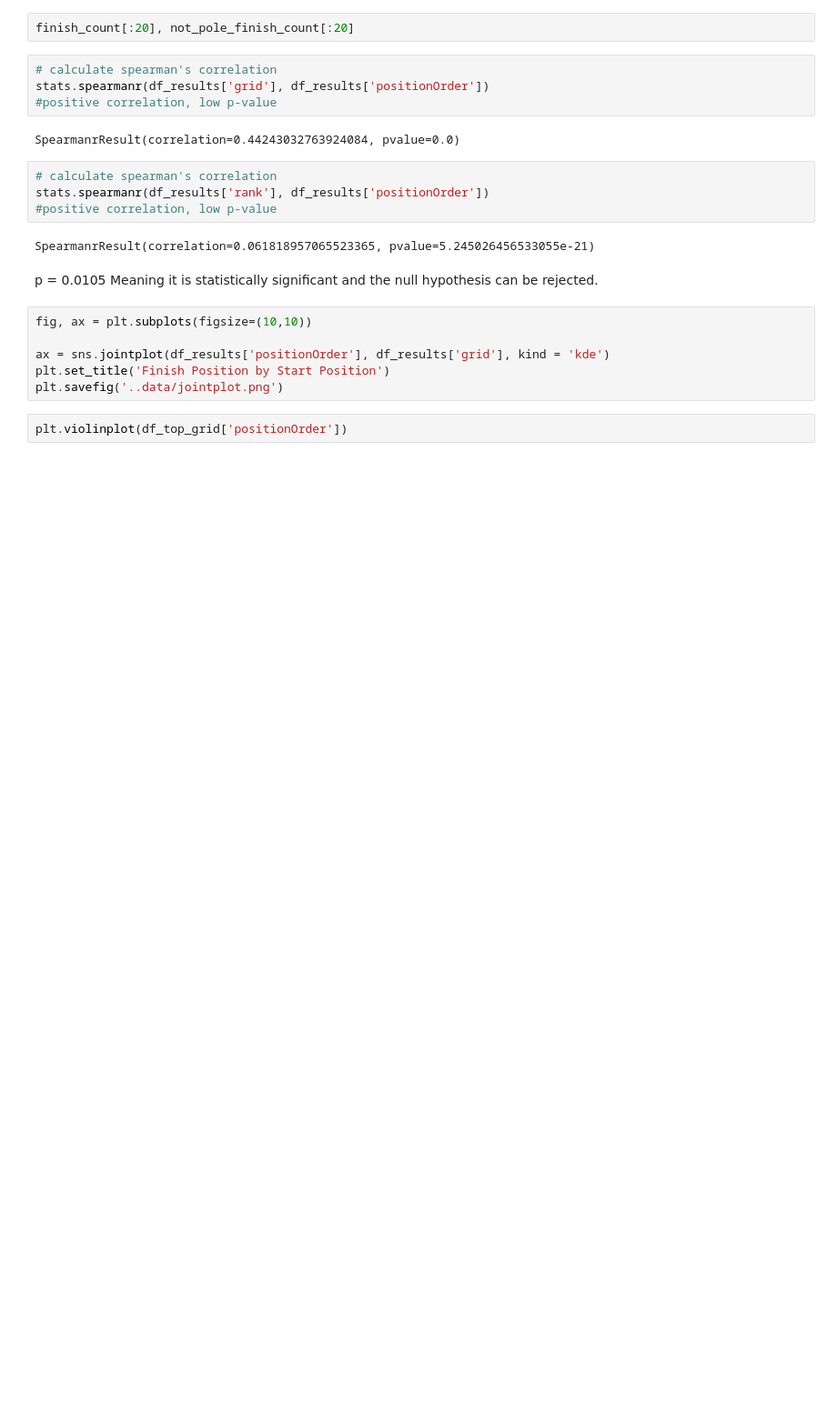
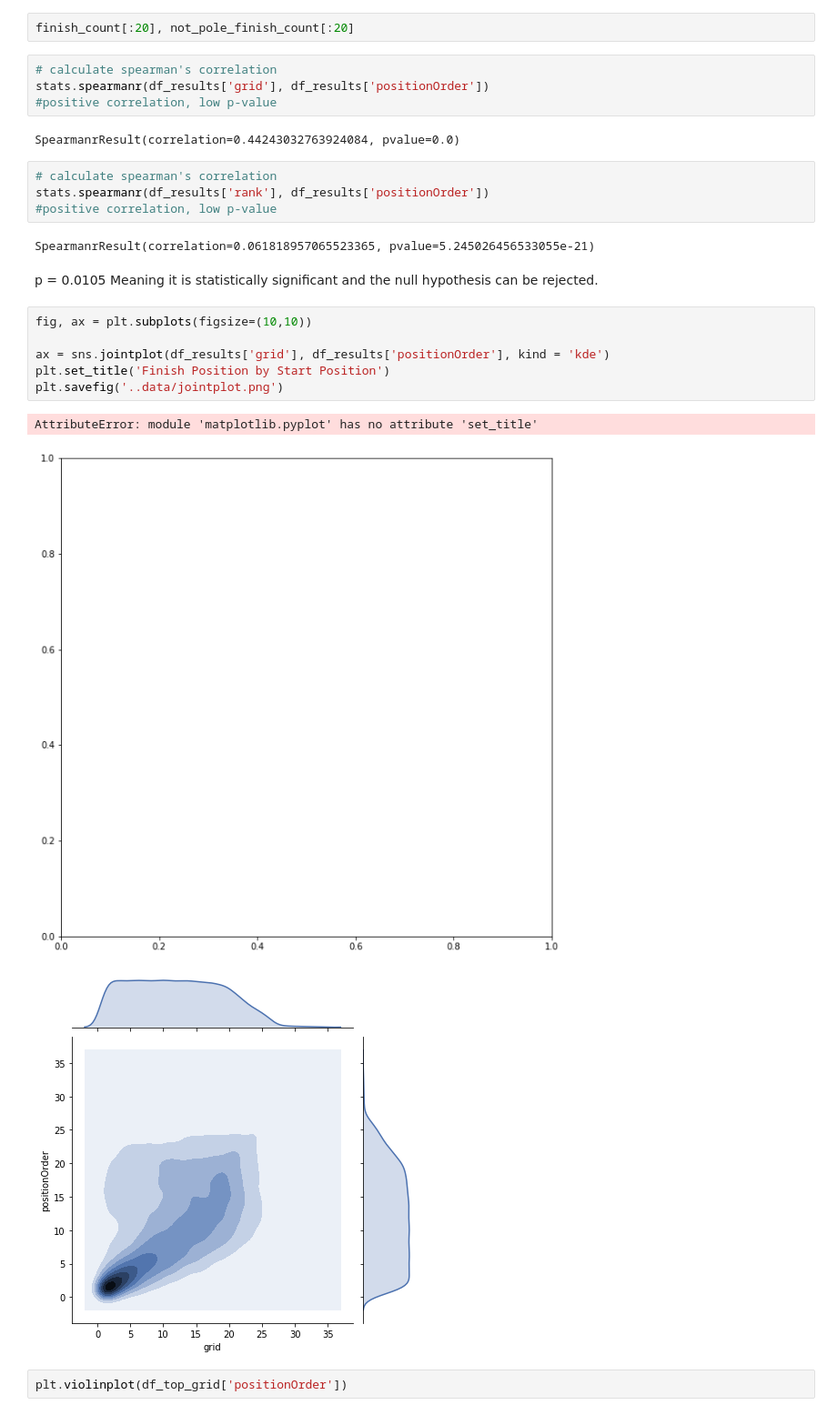
Before and after one commit to cvqnguyen/formula_1_exploration, a Jupyter notebook: notebooks/exploratory_notebook.ipynb, the cells around one changed output. Shown: that part at 91% size. Cells and saved outputs as stored; diff of their text form; blank space fills up the shorter version.

```diff
--- a/notebooks/exploratory_notebook.ipynb
+++ b/notebooks/exploratory_notebook.ipynb
@@ -313,9 +317,13 @@ Meaning it is statistically significant and the null hypothesis can be rejected.
 # %%
 fig, ax = plt.subplots(figsize=(10,10))
 
-ax = sns.jointplot(df_results['positionOrder'], df_results['grid'], kind = 'kde')
+ax = sns.jointplot(df_results['grid'], df_results['positionOrder'], kind = 'kde')
 plt.set_title('Finish Position by Start Position')
 plt.savefig('..data/jointplot.png')
+# %% [output]
+AttributeError: module 'matplotlib.pyplot' has no attribute 'set_title'
+[figure, added]
+[figure, added]
 # %%
 plt.violinplot(df_top_grid['positionOrder'])
 # %%
```
Also changed, not shown: parts of 17 cells of this notebook, 1 other file.
